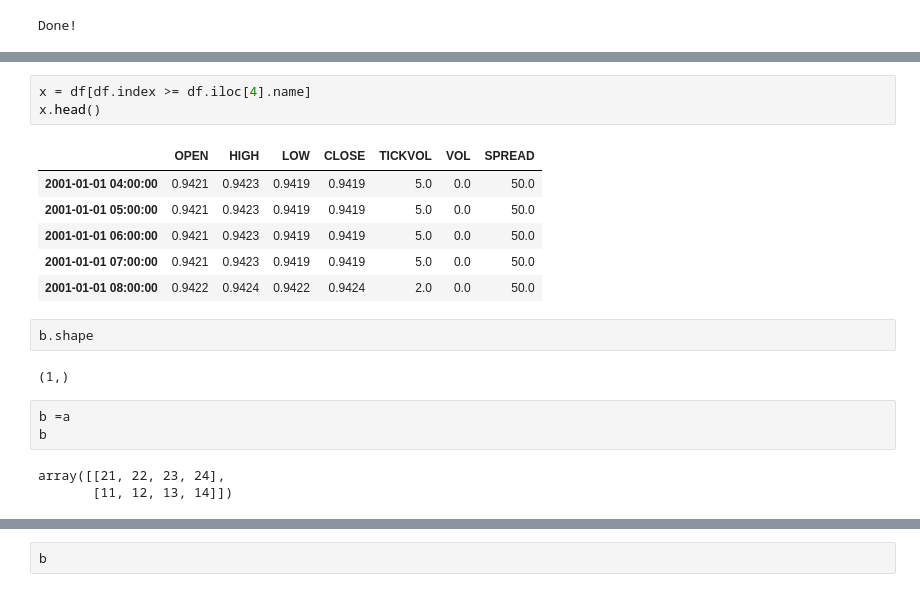
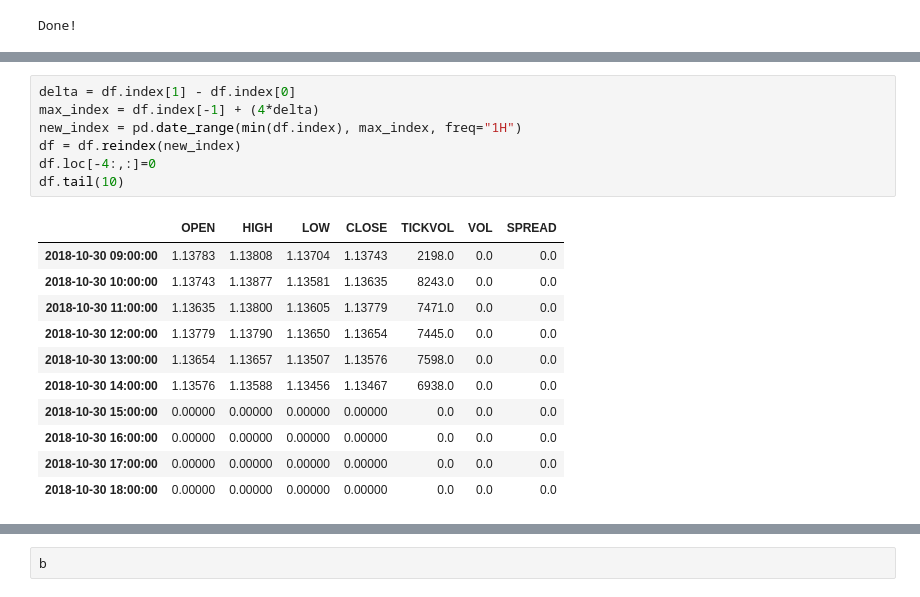
Before and after one commit to raulMrello/MachineLearning_for_Trading, a Jupyter notebook: Pruebas varias.ipynb, the cells around one changed output, grey strips where cells are left out. Cells and saved outputs as stored; diff of their text form.

Commit message:
Corregida inserción de row en dataframe

```diff
--- a/Pruebas varias.ipynb
+++ b/Pruebas varias.ipynb
@@ -137,20 +113,19 @@ x.head()
-# %%
-x = df[df.index >= df.iloc[4].name]
-x.head()
-# %% [output]
-|  | OPEN | HIGH | LOW | CLOSE | TICKVOL | VOL | SPREAD |
-| 2001-01-01 04:00:00 | 0.9421 | 0.9423 | 0.9419 | 0.9419 | 5.0 | 0.0 | 50.0 |
-| 2001-01-01 05:00:00 | 0.9421 | 0.9423 | 0.9419 | 0.9419 | 5.0 | 0.0 | 50.0 |
-| 2001-01-01 06:00:00 | 0.9421 | 0.9423 | 0.9419 | 0.9419 | 5.0 | 0.0 | 50.0 |
-| 2001-01-01 07:00:00 | 0.9421 | 0.9423 | 0.9419 | 0.9419 | 5.0 | 0.0 | 50.0 |
-| 2001-01-01 08:00:00 | 0.9422 | 0.9424 | 0.9422 | 0.9424 | 2.0 | 0.0 | 50.0 |
-# %%
-b.shape
-# %% [output]
-(1,)
-# %%
-b =a
-b
-# %% [output]
-array([[21, 22, 23, 24],
-       [11, 12, 13, 14]])
+# %%
+delta = df.index[1] - df.index[0]
+max_index = df.index[-1] + (4*delta)
+new_index = pd.date_range(min(df.index), max_index, freq="1H")
+df = df.reindex(new_index)
+df.loc[-4:,:]=0
+df.tail(10)
+# %% [output]
+|  | OPEN | HIGH | LOW | CLOSE | TICKVOL | VOL | SPREAD |
+| 2018-10-30 09:00:00 | 1.13783 | 1.13808 | 1.13704 | 1.13743 | 2198.0 | 0.0 | 0.0 |
+| 2018-10-30 10:00:00 | 1.13743 | 1.13877 | 1.13581 | 1.13635 | 8243.0 | 0.0 | 0.0 |
+| 2018-10-30 11:00:00 | 1.13635 | 1.13800 | 1.13605 | 1.13779 | 7471.0 | 0.0 | 0.0 |
+| 2018-10-30 12:00:00 | 1.13779 | 1.13790 | 1.13650 | 1.13654 | 7445.0 | 0.0 | 0.0 |
+| 2018-10-30 13:00:00 | 1.13654 | 1.13657 | 1.13507 | 1.13576 | 7598.0 | 0.0 | 0.0 |
+| 2018-10-30 14:00:00 | 1.13576 | 1.13588 | 1.13456 | 1.13467 | 6938.0 | 0.0 | 0.0 |
+| 2018-10-30 15:00:00 | 0.00000 | 0.00000 | 0.00000 | 0.00000 | 0.0 | 0.0 | 0.0 |
+| 2018-10-30 16:00:00 | 0.00000 | 0.00000 | 0.00000 | 0.00000 | 0.0 | 0.0 | 0.0 |
+| 2018-10-30 17:00:00 | 0.00000 | 0.00000 | 0.00000 | 0.00000 | 0.0 | 0.0 | 0.0 |
+| 2018-10-30 18:00:00 | 0.00000 | 0.00000 | 0.00000 | 0.00000 | 0.0 | 0.0 | 0.0 |
```
Also changed, not shown: parts of 3 cells of this notebook, 2 other files.
